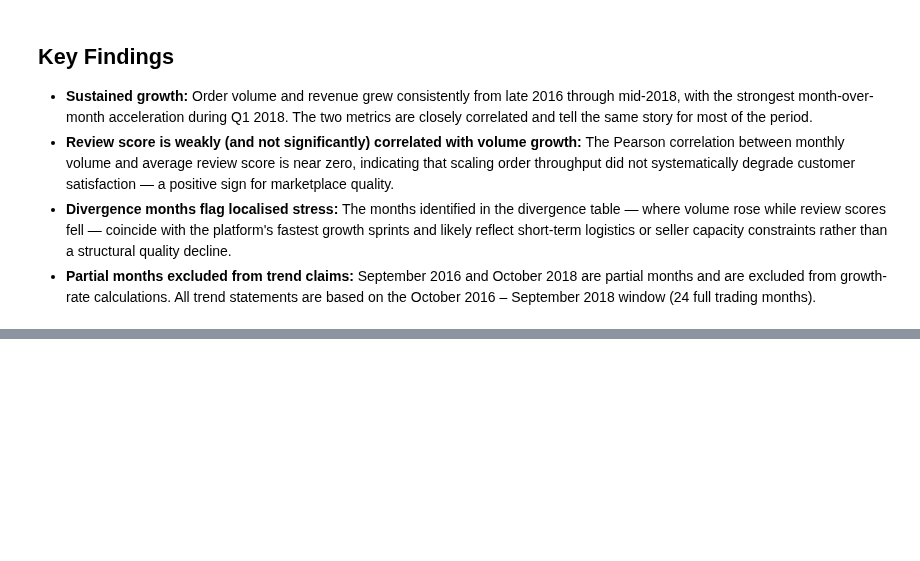
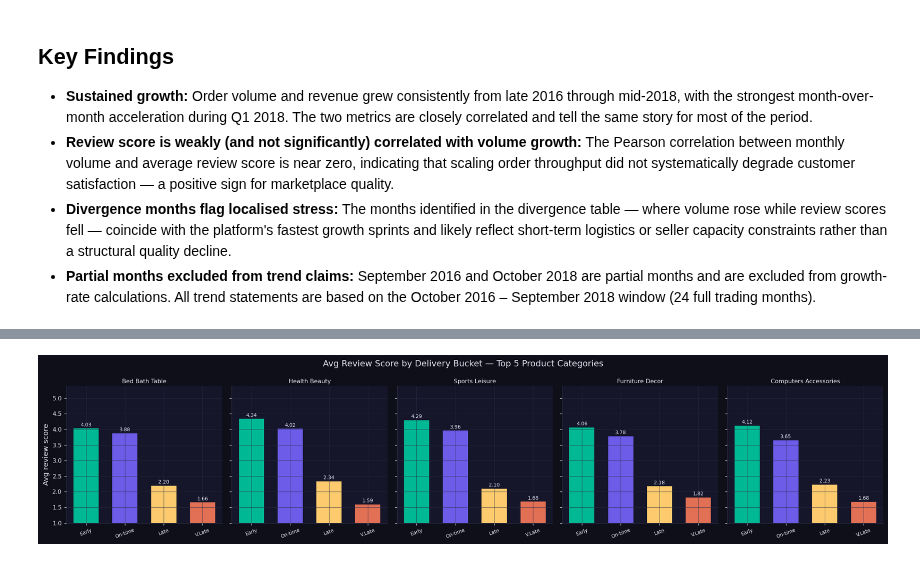
Before and after one commit to yuktac1011/Data_Analytics_Hackathon_2026, a Jupyter notebook: olist_analytics.ipynb, the cells around one changed output, grey strips where cells are left out. Drawn from its saved outputs; the diff is of its cells as text; code cells hidden in the pictures; blank space fills up the shorter version.

```diff
--- a/olist_analytics.ipynb
+++ b/olist_analytics.ipynb
@@ -1098,0 +1284,43 @@ plt.show()
+# %%
+# Join delivery bucket back to master_df (item grain has category)
+delivery_lookup = delivered[['order_id', 'delivery_bucket', 'delivery_delta_days']].drop_duplicates('order_id')
+
+master_del = master_df.merge(delivery_lookup, on='order_id', how='inner')
+
+top5_cat = (
+    master_del['product_category_name_english']
+    .value_counts()
+    .head(5)
+    .index.tolist()
+)
+
+cat_bucket_avg = (
+    master_del[master_del['product_category_name_english'].isin(top5_cat)]
+    .dropna(subset=['delivery_bucket', 'review_score'])
+    .groupby(['product_category_name_english', 'delivery_bucket'], observed=True)['review_score']
+    .mean()
+    .reset_index()
+)
+
+fig, axes = plt.subplots(1, 5, figsize=(18, 4), sharey=True)
+fig.suptitle('Avg Review Score by Delivery Bucket — Top 5 Product Categories', fontsize=13)
+
+for ax, cat in zip(axes, top5_cat):
+    sub = cat_bucket_avg[cat_bucket_avg['product_category_name_english'] == cat]
+    sub = sub.set_index('delivery_bucket').reindex(BUCKET_LABELS)
+    bars = ax.bar(range(len(BUCKET_LABELS)), sub['review_score'],
+                  color=BUCKET_COLORS, width=0.65, edgecolor='none')
+    for i, v in enumerate(sub['review_score']):
+        if not np.isnan(v):
+            ax.text(i, v + 0.03, f'{v:.2f}', ha='center', va='bottom', fontsize=7.5)
+    ax.set_title(cat.replace('_', ' ').title(), fontsize=9, pad=4)
+    ax.set_xticks(range(len(BUCKET_LABELS)))
+    ax.set_xticklabels(['Early', 'On-time', 'Late', 'V.Late'], fontsize=7.5, rotation=20)
+    ax.set_ylim(1, 5.4)
+    if ax == axes[0]:
+        ax.set_ylabel('Avg review score')
+
+fig.tight_layout()
+plt.show()
+# %% [output]
+[figure, added]
```
Also changed, not shown: parts of 21 cells of this notebook.
